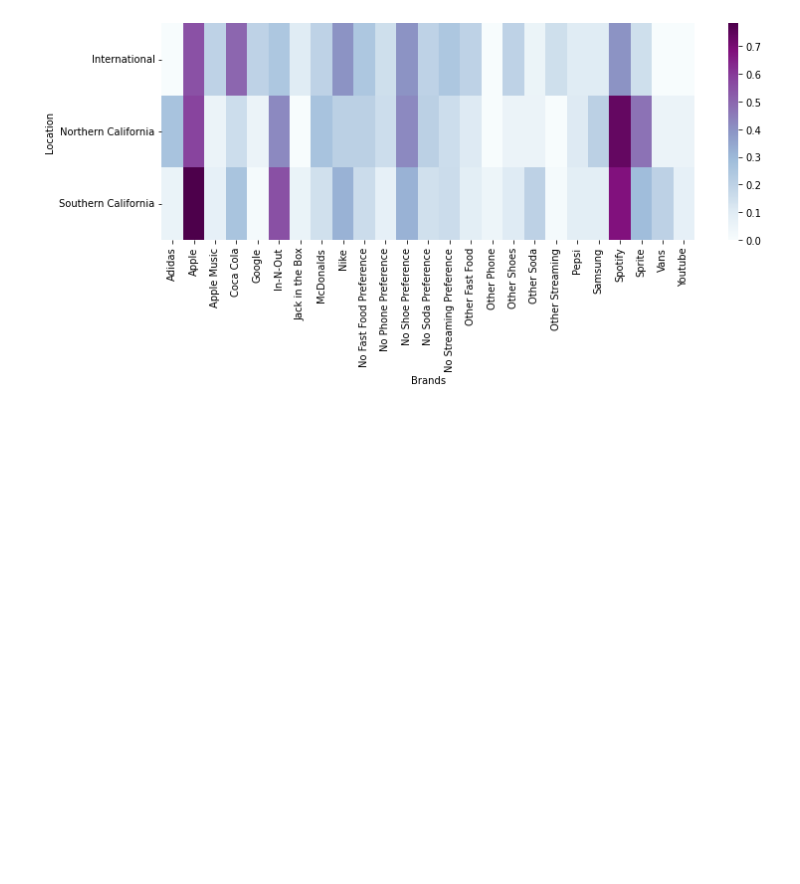
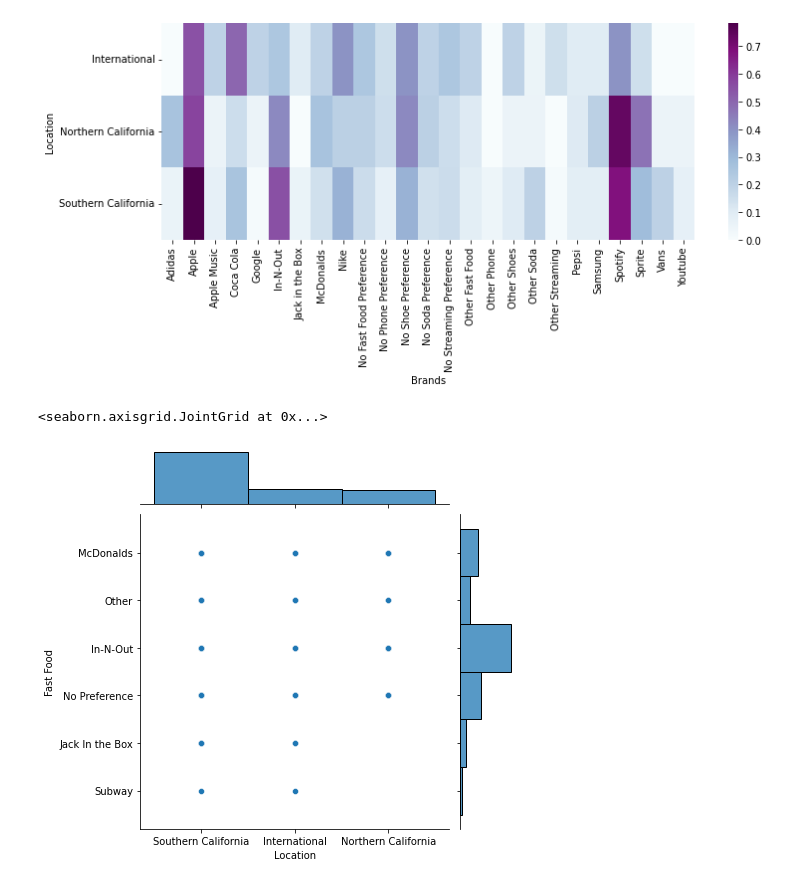
Before and after one commit to frab6562/CS105-Mini-Project, a Jupyter notebook: MiniProject.ipynb, the cells around one changed output. Cells and saved outputs as stored; diff of their text form; code cells hidden in the pictures; blank space fills up the shorter version.

```diff
--- a/MiniProject.ipynb
+++ b/MiniProject.ipynb
@@ -162,3 +143,30 @@ sns.heatmap(heat, cmap="BuPu")
 # %% [output]
 <AxesSubplot:xlabel='Brands', ylabel='Location'>
 [figure]
+# %%
+import sys
+import plotly.express as px
+import plotly.graph_objects as go
+
+df.loc[:,'Fast Food'] = df.loc[:,'Fast Food'].replace(np.nan, "No Preference")
+df.loc[:,'location'] = df.loc[:,'Location'].replace(np.nan, "Southern California")
+
+df['Fast Food'] = df['Fast Food'].replace({'wendys':'Other'})
+df['Fast Food'] = df['Fast Food'].replace({'Del Taco':'Other'})
+df['Fast Food'] = df['Fast Food'].replace({'Chipotle':'Other'})
+df['Fast Food'] = df['Fast Food'].replace({'Wendy\'s':'Other'})
+df['Fast Food'] = df['Fast Food'].replace({'Taco Bell':'Other'})
+df['Fast Food'] = df['Fast Food'].replace({'Tacobell':'Other'})
+df['Fast Food'] = df['Fast Food'].replace({'chick fill a or in and out':'Other'})
+df['Fast Food'] = df['Fast Food'].replace({'Chick-fil-a':'Other'})
+df['Fast Food'] = df['Fast Food'].replace({'Panda Express':'Other'})
+df['Fast Food'] = df['Fast Food'].replace({'Carl\'s jr':'Other'})
+
+df['Location'] = df['Location'].replace({'Central California':'Northern California'})
+df['Location'] = df['Location'].replace({'Out of State (Within U.S)':'International'})
+
+
+sns.jointplot(data=df,x="Location",y="Fast Food",hue=None,kind='scatter',height=6, ratio=5, space=0.2)
+# %% [output]
+<seaborn.axisgrid.JointGrid at 0x...>
+[figure, added]
```
Also changed, not shown: parts of 4 cells of this notebook.
